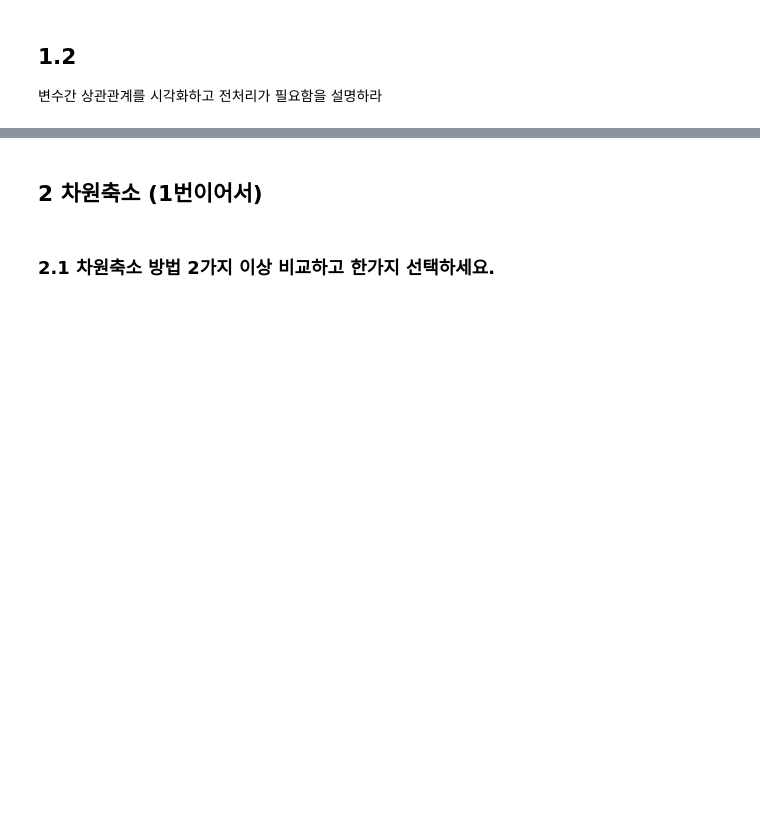
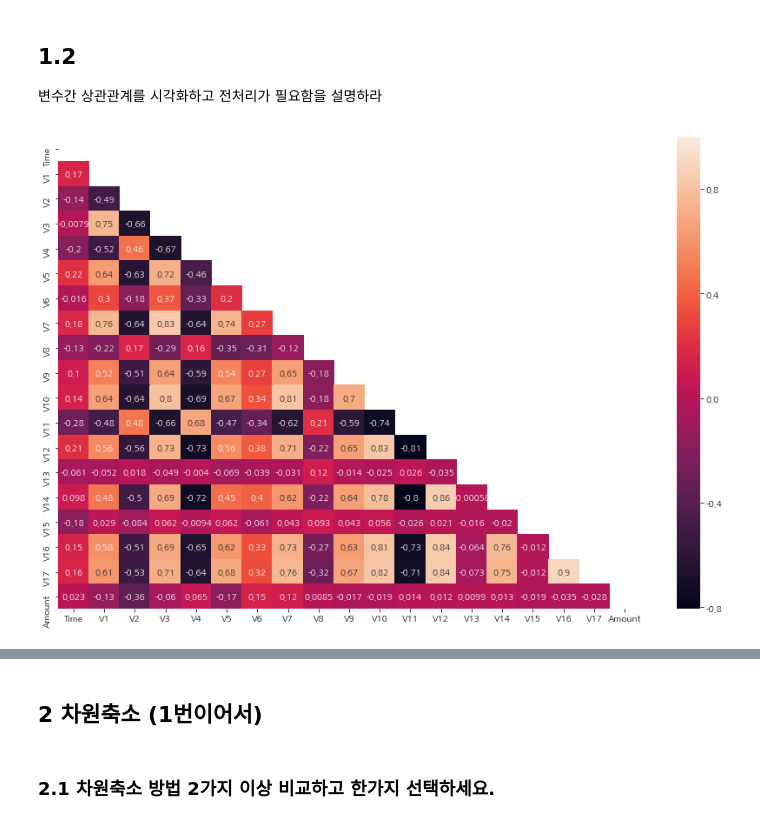
Before and after one commit to qiwerr1004/ADP_go, a Jupyter notebook: 27/27회_문제.ipynb, the cells around one changed output, grey strips where cells are left out. Saved outputs shown, nothing was run; the diff lists cells and outputs as text; code cells hidden in the pictures; blank space fills up the shorter version.

```diff
--- a/27/27회_문제.ipynb
+++ b/27/27회_문제.ipynb
@@ -31,3 +130,12 @@ EDA 데이터 탐색하세요.
 # %% [markdown]
 ## 1.2
 변수간 상관관계를 시각화하고 전처리가 필요함을 설명하라
+# %%
+corr = d1.iloc[:, :-1].corr()
+
+plt.figure(figsize=(15, 10))
+mask = np.triu(np.ones_like(corr, dtype='bool'))
+sns.heatmap(corr, mask=mask, annot=True)
+plt.show()
+# %% [output]
+[figure, added]
```
Also changed, not shown: parts of 39 cells of this notebook.
